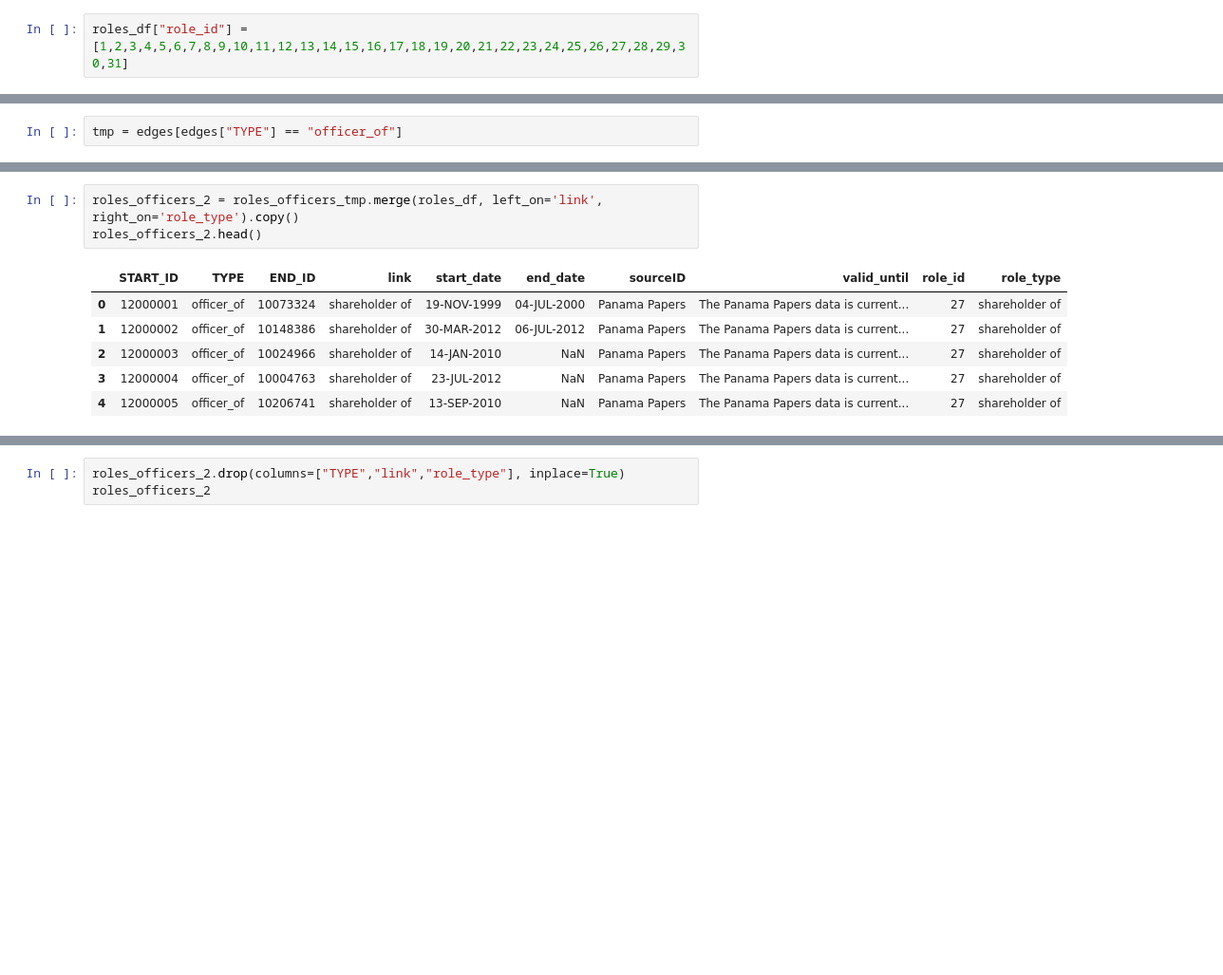
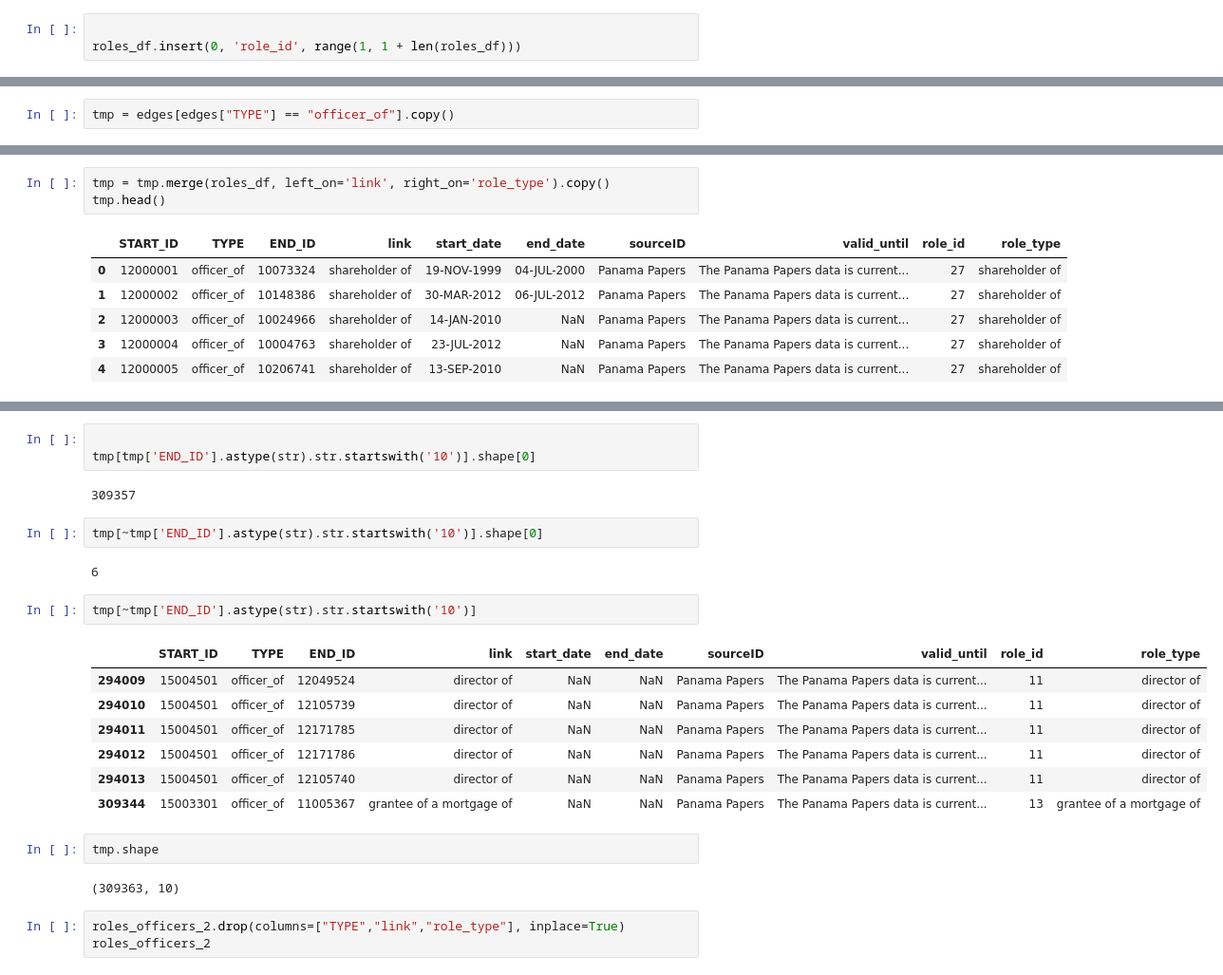
Before and after one commit to dimcel/Panama_papers_SQL, a Jupyter notebook: project.ipynb, the cells around one changed output, grey strips where cells are left out. Shown at 95% size. Saved outputs shown, nothing was run; the diff lists cells and outputs as text; blank space fills up the shorter version.

Commit message:
added roles table and officers

```diff
--- a/project.ipynb
+++ b/project.ipynb
@@ -371,8 +344,9 @@ roles_df
 | 28 | 29 | sole shareholder of |
 | 29 | 30 | sole signatory / beneficial owner of |
 | 30 | 31 | sole signatory of |
-# %%
-roles_df["role_id"] = [1,2,3,4,5,6,7,8,9,10,11,12,13,14,15,16,17,18,19,20,21,22,23,24,25,26,27,28,29,30,31]
+# %%
+
+roles_df.insert(0, 'role_id', range(1, 1 + len(roles_df)))
 # %%
 roles_df = roles_df[["role_id","role_type"]]
 # %%
@@ -486,7 +448,7 @@ member / shareholder of                              1
 shareholder (through julex foundation) of            1
 Name: count, dtype: int64
 # %%
-tmp = edges[edges["TYPE"] == "officer_of"]
+tmp = edges[edges["TYPE"] == "officer_of"].copy()
 # %%
 
 tmp[tmp['START_ID'].astype(str).str.startswith('10')].shape[0]
@@ -552,6 +513,6 @@ roles_officers_tmp.head()
 # %%
-roles_officers_2 = roles_officers_tmp.merge(roles_df, left_on='link', right_on='role_type').copy()
-roles_officers_2.head()
+tmp = tmp.merge(roles_df, left_on='link', right_on='role_type').copy()
+tmp.head()
 # %% [output]
 |  | START_ID | TYPE | END_ID | link | start_date | end_date | sourceID | valid_until | role_id | role_type |
 | 0 | 12000001 | officer_of | 10073324 | shareholder of | 19-NOV-1999 | 04-JUL-2000 | Panama Papers | The Panama Papers data is current... | 27 | shareholder of |
@@ -579,6 +540,29 @@ role_id
 14         1
 26         1
 Name: count, dtype: int64
+# %%
+
+tmp[tmp['END_ID'].astype(str).str.startswith('10')].shape[0]
+# %% [output]
+309357
+# %%
+tmp[~tmp['END_ID'].astype(str).str.startswith('10')].shape[0]
+# %% [output]
+6
+# %%
+tmp[~tmp['END_ID'].astype(str).str.startswith('10')]
+# %% [output]
+|  | START_ID | TYPE | END_ID | link | start_date | end_date | sourceID | valid_until | role_id | role_type |
+| 294009 | 15004501 | officer_of | 12049524 | director of | NaN | NaN | Panama Papers | The Panama Papers data is current... | 11 | director of |
+| 294010 | 15004501 | officer_of | 12105739 | director of | NaN | NaN | Panama Papers | The Panama Papers data is current... | 11 | director of |
+| 294011 | 15004501 | officer_of | 12171785 | director of | NaN | NaN | Panama Papers | The Panama Papers data is current... | 11 | director of |
+| 294012 | 15004501 | officer_of | 12171786 | director of | NaN | NaN | Panama Papers | The Panama Papers data is current... | 11 | director of |
+| 294013 | 15004501 | officer_of | 12105740 | director of | NaN | NaN | Panama Papers | The Panama Papers data is current... | 11 | director of |
+| 309344 | 15003301 | officer_of | 11005367 | grantee of a mortgage of | NaN | NaN | Panama Papers | The Panama Papers data is current... | 13 | grantee of a mortgage of |
+# %%
+tmp.shape
+# %% [output]
+(309363, 10)
 # %%
 roles_officers_2.drop(columns=["TYPE","link","role_type"], inplace=True)
 roles_officers_2
```
Also changed, not shown: parts of 23 cells of this notebook, 3 other files.
